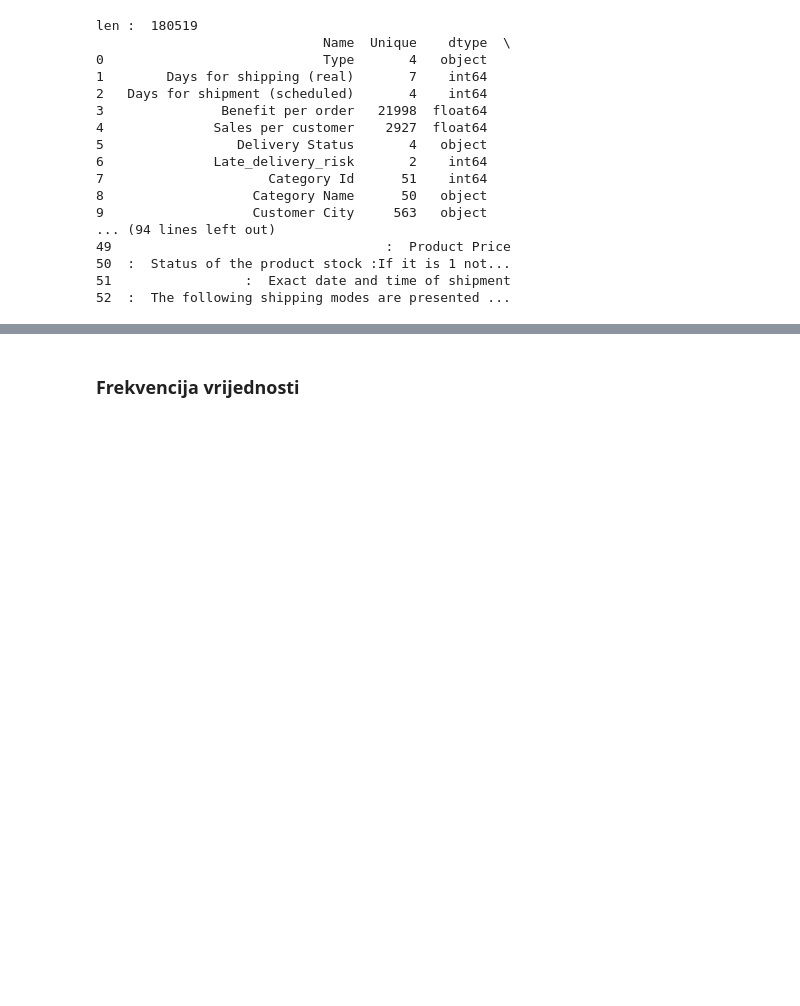
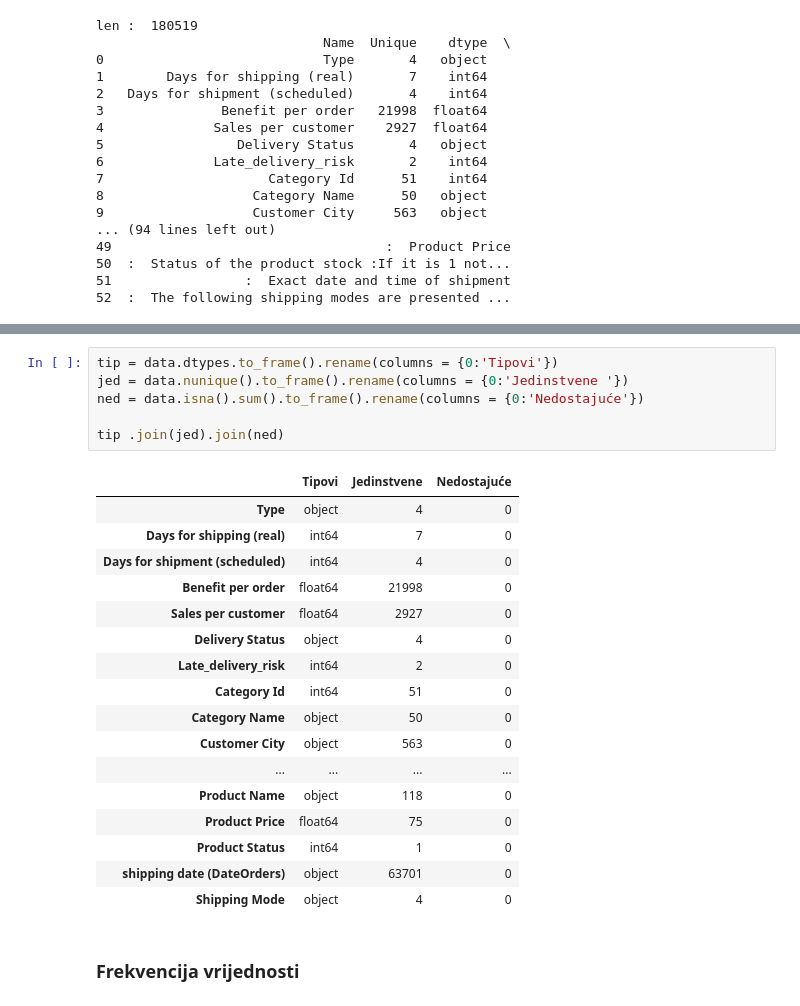
Before and after one commit to luciantin-faks/faks-SPI, a Jupyter notebook: Analiza.ipynb, the cells around one changed output, grey strips where cells are left out. Cells and saved outputs as stored; diff of their text form; blank space fills up the shorter version.

```diff
--- a/Analiza.ipynb
+++ b/Analiza.ipynb
@@ -40,3 +55,27 @@ len :  180519
+# %%
+tip = data.dtypes.to_frame().rename(columns = {0:'Tipovi'})
+jed = data.nunique().to_frame().rename(columns = {0:'Jedinstvene '})
+ned = data.isna().sum().to_frame().rename(columns = {0:'Nedostajuće'})
+
+tip .join(jed).join(ned)
+# %% [output]
+|  | Tipovi | Jedinstvene | Nedostajuće |
+| Type | object | 4 | 0 |
+| Days for shipping (real) | int64 | 7 | 0 |
+| Days for shipment (scheduled) | int64 | 4 | 0 |
+| Benefit per order | float64 | 21998 | 0 |
+| Sales per customer | float64 | 2927 | 0 |
+| Delivery Status | object | 4 | 0 |
+| Late_delivery_risk | int64 | 2 | 0 |
+| Category Id | int64 | 51 | 0 |
+| Category Name | object | 50 | 0 |
+| Customer City | object | 563 | 0 |
+| ... | ... | ... | ... |
+| Product Name | object | 118 | 0 |
+| Product Price | float64 | 75 | 0 |
+| Product Status | int64 | 1 | 0 |
+| shipping date (DateOrders) | object | 63701 | 0 |
+| Shipping Mode | object | 4 | 0 |
 # %% [markdown]
 ### Frekvencija vrijednosti
 # %%
```
Also changed, not shown: parts of 1 cell of this notebook, 53 other files.
